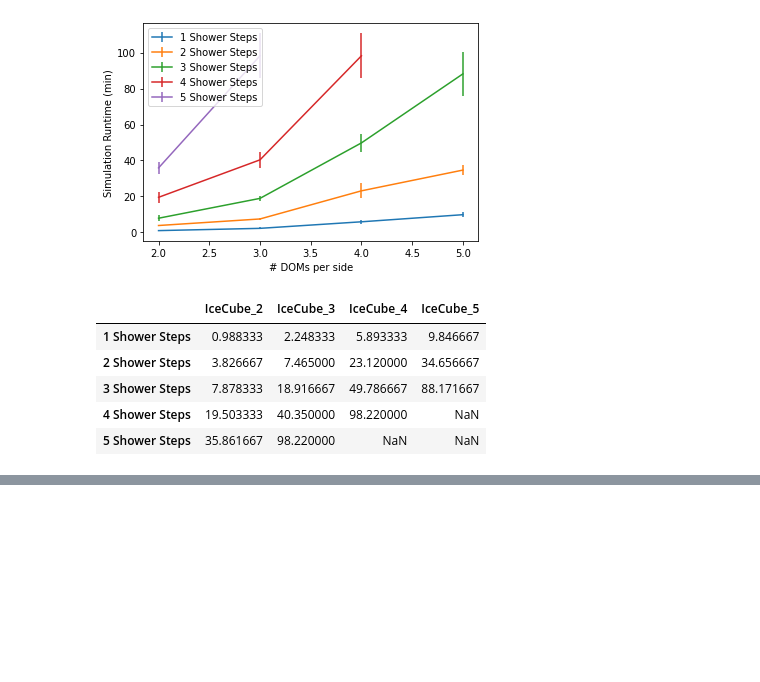
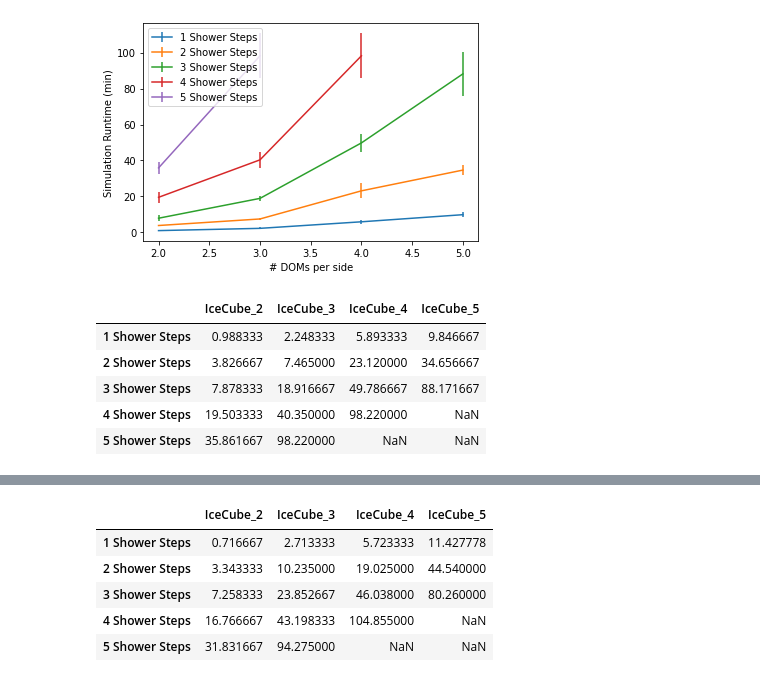
Before and after one commit to abigailbishop/PHY736-IceCube-Project, a Jupyter notebook: Runtime Analysis.ipynb, the cells around one changed output, grey strips where cells are left out. Saved outputs shown, nothing was run; the diff lists cells and outputs as text; code cells hidden in the pictures; blank space fills up the shorter version.

```diff
--- a/Runtime Analysis.ipynb
+++ b/Runtime Analysis.ipynb
@@ -143,0 +242,9 @@ pd.DataFrame(runtimes_mean)
+# %%
+pd.DataFrame(runtimes_mean)
+# %% [output]
+|  | IceCube_2 | IceCube_3 | IceCube_4 | IceCube_5 |
+| 1 Shower Steps | 0.716667 | 2.713333 | 5.723333 | 11.427778 |
+| 2 Shower Steps | 3.343333 | 10.235000 | 19.025000 | 44.540000 |
+| 3 Shower Steps | 7.258333 | 23.852667 | 46.038000 | 80.260000 |
+| 4 Shower Steps | 16.766667 | 43.198333 | 104.855000 | NaN |
+| 5 Shower Steps | 31.831667 | 94.275000 | NaN | NaN |
```
Also changed, not shown: parts of 12 cells of this notebook.
